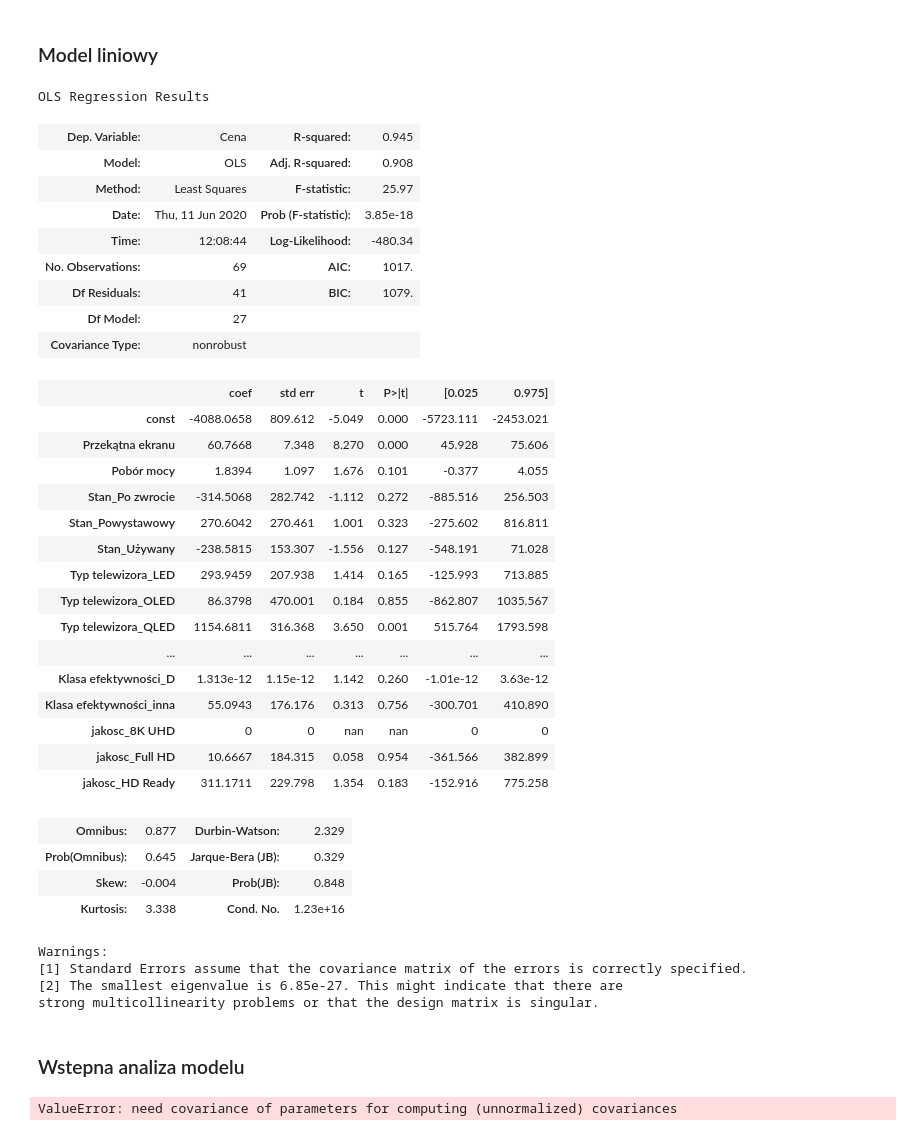
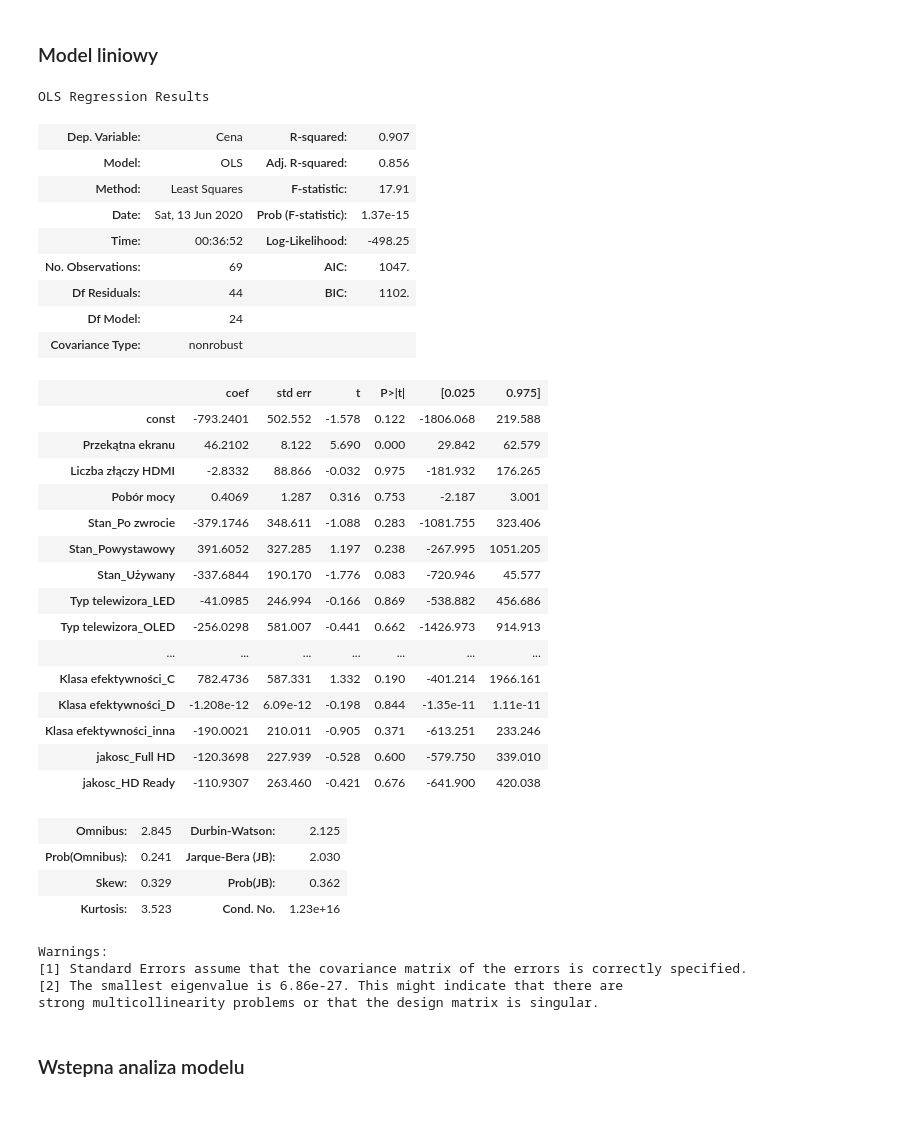
Before and after one commit to skuam/GUSAPI_to_csv, a Jupyter notebook: ProjektEkonometria.ipynb, the cells around one changed output. Cells and saved outputs as stored; diff of their text form; code cells hidden in the pictures.

Commit message:
Finished model

```diff
--- a/ProjektEkonometria.ipynb
+++ b/ProjektEkonometria.ipynb
@@ -141,11 +142,11 @@ df['jakosc'] = df[[ 'Format HD','Rozdzielczość ekranu']].agg(';'.join, axis=1)
 df['jakosc'] = df['jakosc'].apply(
     lambda s: s.split(sep = ";")[0] if s.split(sep = ";")[0] != "-1" and s.split(sep = ";")[0] != "inny"
     else slownik[s.split(sep = ";")[1]])
-df["jakosc"]=df["jakosc"].astype('category')
+df["jakosc"] = df["jakosc"].astype('category')
 
 #zmienic liczbe zleczy hdmi na categorical
 #mamy tutaj cztery mozliwe wartosci
-df["Liczba złączy HDMI"]=df["Liczba złączy HDMI"].astype('category')
+#df["Liczba złączy HDMI"]=df["Liczba złączy HDMI"].astype(pd.to_numeric)
 
 #dla braku technologi HDR dac Nie
 df["Technologia HDR"] =df["Technologia HDR"].apply(lambda s: s if s != "-1" else "Nie")
@@ -225,8 +227,10 @@ count = df["Cena"]
 kwartyl = count.quantile(0.85)
 drogie  = count > kwartyl
 df = df.drop(drogie.loc[drogie].index)
-
+#df = df.drop("Liczba złączy HDMI" , axis= 1)
 
 regresion_data = pd.get_dummies(df, drop_first=True)
+#usunac brakujace dane
+regresion_data = regresion_data.drop("jakosc_8K UHD", axis=1)
 # %% [markdown]
 <h3>Macierz korelacji
@@ -255,58 +245,49 @@ associations(df,nan_strategy= "drop_features")
 # %% [markdown]
 <h3>Model liniowy
 # %%
-regresion_data = regresion_data.sort_values(by= ["Cena"])
 Y = regresion_data["Cena"]
-Y = Y
 X = regresion_data.iloc[:,1:]
+
 X = sm.add_constant(X).astype(float)
 
 model = sm.OLS(Y,X)
 result = model.fit()
 
 result.summary()
 # %% [output]
 OLS Regression Results
-| Dep. Variable: | Cena | R-squared: | 0.945 |
-| Model: | OLS | Adj. R-squared: | 0.908 |
-| Method: | Least Squares | F-statistic: | 25.97 |
-| Date: | Thu, 11 Jun 2020 | Prob (F-statistic): | 3.85e-18 |
-| Time: | 12:08:44 | Log-Likelihood: | -480.34 |
-| No. Observations: | 69 | AIC: | 1017. |
-| Df Residuals: | 41 | BIC: | 1079. |
-| Df Model: | 27 |  |  |
+| Dep. Variable: | Cena | R-squared: | 0.907 |
+| Model: | OLS | Adj. R-squared: | 0.856 |
+| Method: | Least Squares | F-statistic: | 17.91 |
+| Date: | Sat, 13 Jun 2020 | Prob (F-statistic): | 1.37e-15 |
+| Time: | 00:36:52 | Log-Likelihood: | -498.25 |
+| No. Observations: | 69 | AIC: | 1047. |
+| Df Residuals: | 44 | BIC: | 1102. |
+| Df Model: | 24 |  |  |
 | Covariance Type: | nonrobust |  |  |
 |  | coef | std err | t | P>|t| | [0.025 | 0.975] |
-| const | -4088.0658 | 809.612 | -5.049 | 0.000 | -5723.111 | -2453.021 |
-| Przekątna ekranu | 60.7668 | 7.348 | 8.270 | 0.000 | 45.928 | 75.606 |
-| Pobór mocy | 1.8394 | 1.097 | 1.676 | 0.101 | -0.377 | 4.055 |
-| Stan_Po zwrocie | -314.5068 | 282.742 | -1.112 | 0.272 | -885.516 | 256.503 |
-| Stan_Powystawowy | 270.6042 | 270.461 | 1.001 | 0.323 | -275.602 | 816.811 |
-| Stan_Używany | -238.5815 | 153.307 | -1.556 | 0.127 | -548.191 | 71.028 |
-| Typ telewizora_LED | 293.9459 | 207.938 | 1.414 | 0.165 | -125.993 | 713.885 |
-| Typ telewizora_OLED | 86.3798 | 470.001 | 0.184 | 0.855 | -862.807 | 1035.567 |
-| Typ telewizora_QLED | 1154.6811 | 316.368 | 3.650 | 0.001 | 515.764 | 1793.598 |
+| const | -793.2401 | 502.552 | -1.578 | 0.122 | -1806.068 | 219.588 |
+| Przekątna ekranu | 46.2102 | 8.122 | 5.690 | 0.000 | 29.842 | 62.579 |
+| Liczba złączy HDMI | -2.8332 | 88.866 | -0.032 | 0.975 | -181.932 | 176.265 |
+| Pobór mocy | 0.4069 | 1.287 | 0.316 | 0.753 | -2.187 | 3.001 |
+| Stan_Po zwrocie | -379.1746 | 348.611 | -1.088 | 0.283 | -1081.755 | 323.406 |
+| Stan_Powystawowy | 391.6052 | 327.285 | 1.197 | 0.238 | -267.995 | 1051.205 |
+| Stan_Używany | -337.6844 | 190.170 | -1.776 | 0.083 | -720.946 | 45.577 |
+| Typ telewizora_LED | -41.0985 | 246.994 | -0.166 | 0.869 | -538.882 | 456.686 |
+| Typ telewizora_OLED | -256.0298 | 581.007 | -0.441 | 0.662 | -1426.973 | 914.913 |
 | ... | ... | ... | ... | ... | ... | ... |
-| Klasa efektywności_D | 1.313e-12 | 1.15e-12 | 1.142 | 0.260 | -1.01e-12 | 3.63e-12 |
-| Klasa efektywności_inna | 55.0943 | 176.176 | 0.313 | 0.756 | -300.701 | 410.890 |
-| jakosc_8K UHD | 0 | 0 | nan | nan | 0 | 0 |
-| jakosc_Full HD | 10.6667 | 184.315 | 0.058 | 0.954 | -361.566 | 382.899 |
-| jakosc_HD Ready | 311.1711 | 229.798 | 1.354 | 0.183 | -152.916 | 775.258 |
+| Klasa efektywności_C | 782.4736 | 587.331 | 1.332 | 0.190 | -401.214 | 1966.161 |
+| Klasa efektywności_D | -1.208e-12 | 6.09e-12 | -0.198 | 0.844 | -1.35e-11 | 1.11e-11 |
+| Klasa efektywności_inna | -190.0021 | 210.011 | -0.905 | 0.371 | -613.251 | 233.246 |
+| jakosc_Full HD | -120.3698 | 227.939 | -0.528 | 0.600 | -579.750 | 339.010 |
+| jakosc_HD Ready | -110.9307 | 263.460 | -0.421 | 0.676 | -641.900 | 420.038 |
-| Omnibus: | 0.877 | Durbin-Watson: | 2.329 |
-| Prob(Omnibus): | 0.645 | Jarque-Bera (JB): | 0.329 |
-| Skew: | -0.004 | Prob(JB): | 0.848 |
-| Kurtosis: | 3.338 | Cond. No. | 1.23e+16 |
+| Omnibus: | 2.845 | Durbin-Watson: | 2.125 |
+| Prob(Omnibus): | 0.241 | Jarque-Bera (JB): | 2.030 |
+| Skew: | 0.329 | Prob(JB): | 0.362 |
+| Kurtosis: | 3.523 | Cond. No. | 1.23e+16 |
 Warnings:
 [1] Standard Errors assume that the covariance matrix of the errors is correctly specified.
-[2] The smallest eigenvalue is 6.85e-27. This might indicate that there are
+[2] The smallest eigenvalue is 6.86e-27. This might indicate that there are
 strong multicollinearity problems or that the design matrix is singular.
 # %% [markdown]
 <h3> Wstepna analiza modelu
-# %%
-rs = sm.regression.linear_model.RegressionResults(model,result.params)
-prstd, iv_l, iv_u = wls_prediction_std(result)
-latex = (result.summary()).as_latex()
-#with open("latex/initial_model.tex", "w") as f:
-  #  f.write(latex)
-# %% [output]
-ValueError: need covariance of parameters for computing (unnormalized) covariances
```
Also changed, not shown: parts of 53 cells of this notebook.
